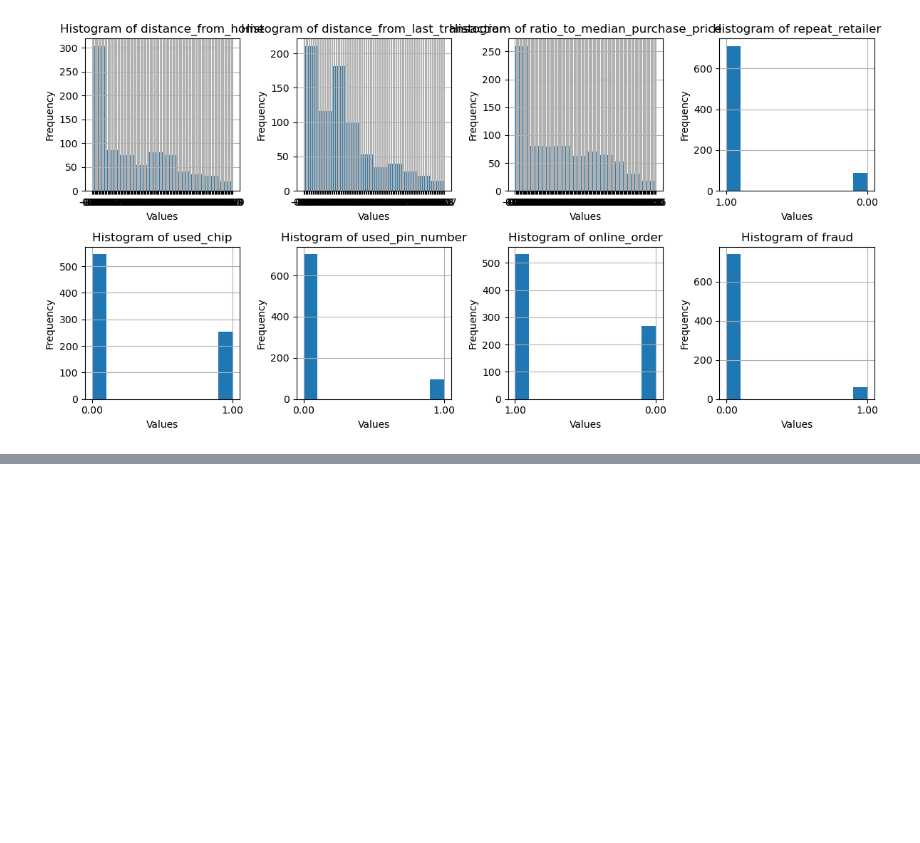
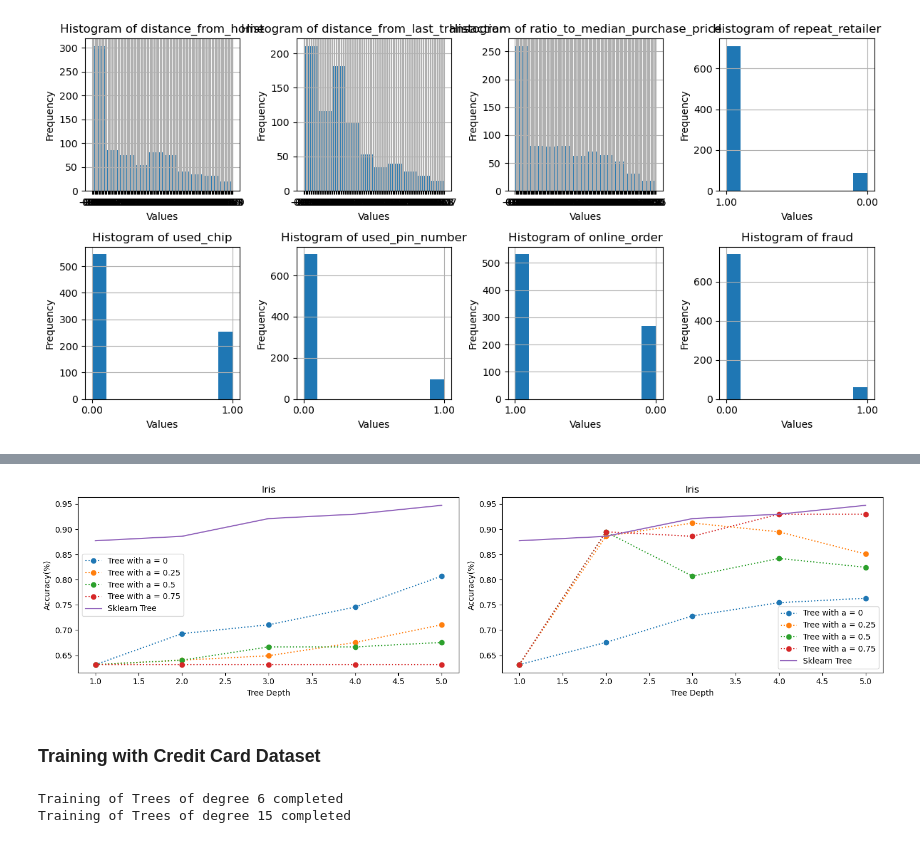
Before and after one commit to alessandroardenghi/Fully-Homomorphic-ML-Models, a Jupyter notebook: main.ipynb, the cells around one changed output, grey strips where cells are left out. Cells and saved outputs as stored; diff of their text form; code cells hidden in the pictures; blank space fills up the shorter version.

```diff
--- a/main.ipynb
+++ b/main.ipynb
@@ -63,7 +67,7 @@ plot_histograms(cancer[:-1], 4)
 # %% [markdown]
 As we can see from the above histograms, the data needs to be normalized and rescaled.
 # %%
-cancer_X_train, cancer_X_test, cancer_y_train, cancer_y_test = preprocessing(cancer, feature_names,'cancer type', feature_names, 0)
+cancer_X_train, cancer_X_test, cancer_y_train, cancer_y_test = dataset_preprocessing(cancer, feature_names,'cancer type', feature_names, 0)
 # %%
 plot_histograms(cancer_X_train, 4)
 # %% [output]
@@ -124,0 +154,6 @@ plot_histograms(cc_X_train, 8)
+# %%
+n_thresholds = 50
+X, y, n_labels, n_features = training_preprocess(cancer_X_train, cancer_y_train)
+S, depth, W, n_thresholds = initialization(len(X), n_thresholds)
+degrees = [6, 15]
+windows = [0, 0.25, 0.50, 0.75]
@@ -124,0 +165,6 @@ plot_histograms(cc_X_train, 8)
+# %%
+total_comparison(cancer_X_train, cancer_X_test, cancer_y_train, cancer_y_test, phi, S,'cancer', directory + 'trained_models/cancer', degrees, windows)
+# %% [output]
+[figure, added]
+# %% [markdown]
+### Training with Credit Card Dataset
@@ -124,0 +177,5 @@ plot_histograms(cc_X_train, 8)
+# %%
+cc_times = training_function(X, y, W, n_thresholds, S, degrees, windows, directory + 'trained_models/creditcard/', 'cc')
+# %% [output]
+Training of Trees of degree 6 completed
+Training of Trees of degree 15 completed
```
Also changed, not shown: parts of 16 cells of this notebook, 4 other files.
